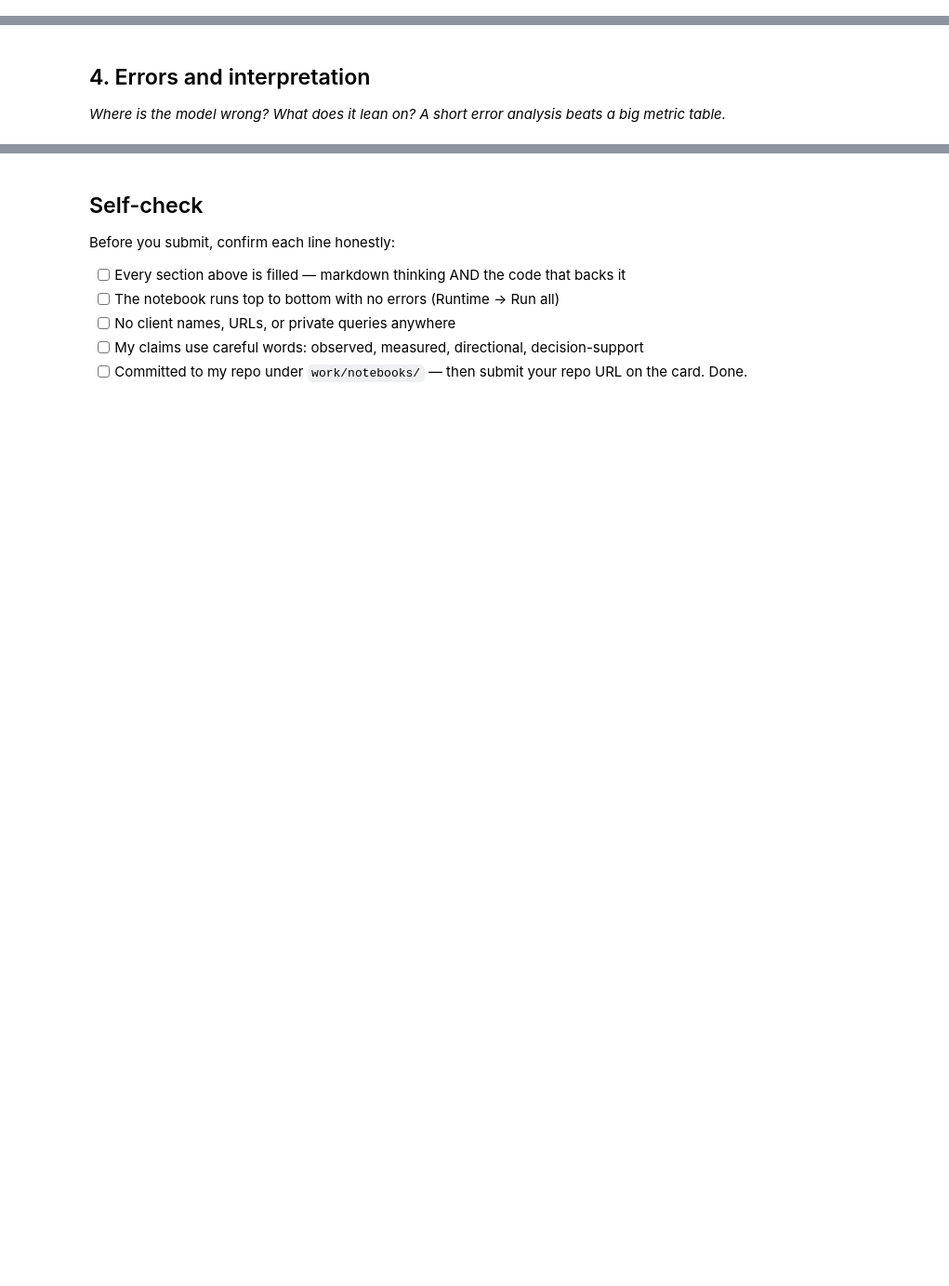
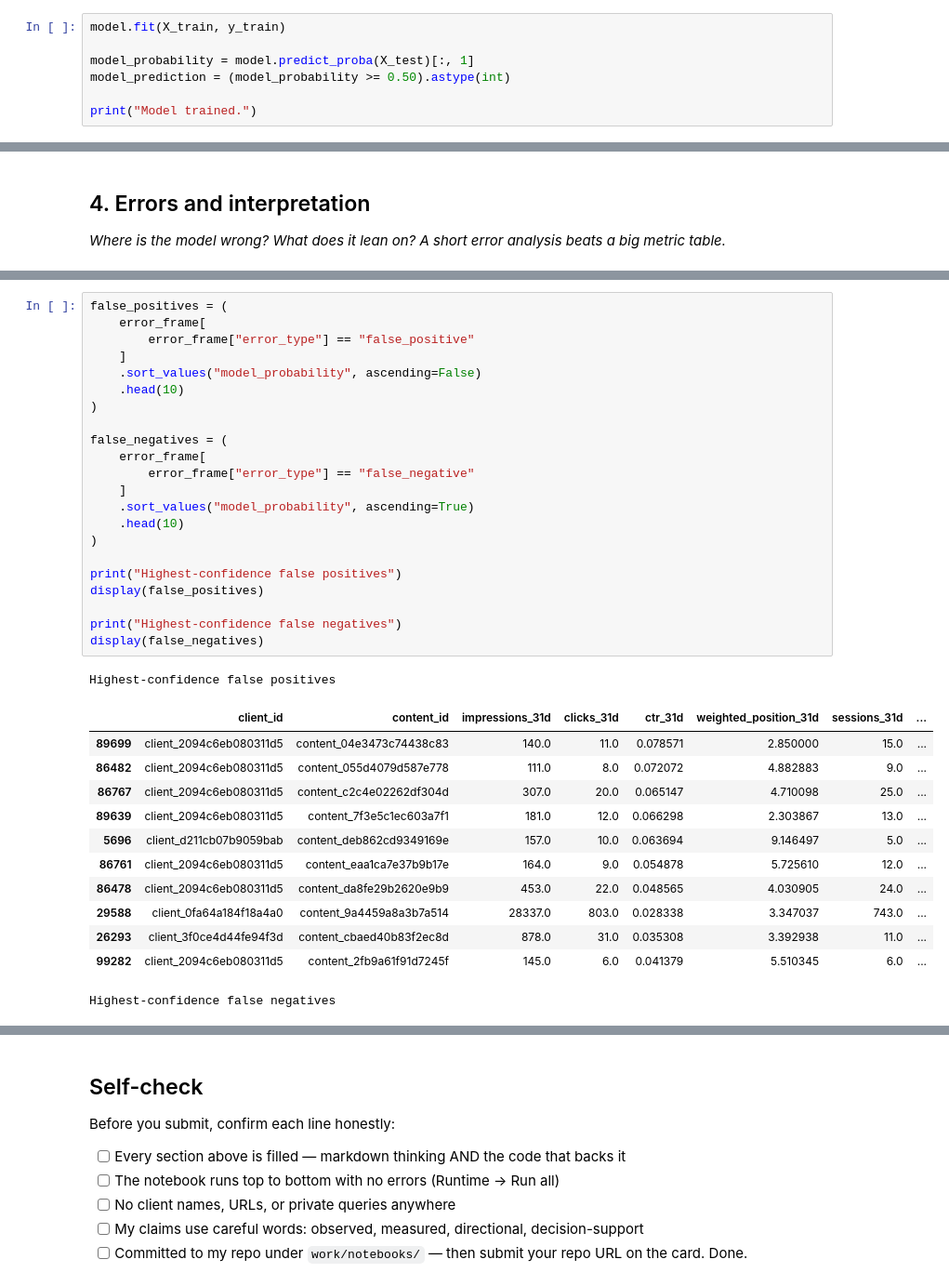
Before and after one commit to Mohidraheel/Machine-Learning-Practice, a Jupyter notebook: work/notebooks/w05_model.ipynb, the cells around one changed output, grey strips where cells are left out. Shown at 93% size. Cells and saved outputs as stored; diff of their text form; blank space fills up the shorter version.

```diff
--- a/work/notebooks/w05_model.ipynb
+++ b/work/notebooks/w05_model.ipynb
@@ -282,0 +512,7 @@ The label is `1` when April clicks are at least 10% below March clicks. Pages wi
+# %%
+model.fit(X_train, y_train)
+
+model_probability = model.predict_proba(X_test)[:, 1]
+model_prediction = (model_probability >= 0.50).astype(int)
+
+print("Model trained.")
@@ -286,0 +820,36 @@ The label is `1` when April clicks are at least 10% below March clicks. Pages wi
+# %%
+false_positives = (
+    error_frame[
+        error_frame["error_type"] == "false_positive"
+    ]
+    .sort_values("model_probability", ascending=False)
+    .head(10)
+)
+
+false_negatives = (
+    error_frame[
+        error_frame["error_type"] == "false_negative"
+    ]
+    .sort_values("model_probability", ascending=True)
+    .head(10)
+)
+
+print("Highest-confidence false positives")
+display(false_positives)
+
+print("Highest-confidence false negatives")
+display(false_negatives)
+# %% [output]
+Highest-confidence false positives
+|  | client_id | content_id | impressions_31d | clicks_31d | ctr_31d | weighted_position_31d | sessions_31d | ... |
+| 89699 | client_2094c6eb080311d5 | content_04e3473c74438c83 | 140.0 | 11.0 | 0.078571 | 2.850000 | 15.0 | ... |
+| 86482 | client_2094c6eb080311d5 | content_055d4079d587e778 | 111.0 | 8.0 | 0.072072 | 4.882883 | 9.0 | ... |
+| 86767 | client_2094c6eb080311d5 | content_c2c4e02262df304d | 307.0 | 20.0 | 0.065147 | 4.710098 | 25.0 | ... |
+| 89639 | client_2094c6eb080311d5 | content_7f3e5c1ec603a7f1 | 181.0 | 12.0 | 0.066298 | 2.303867 | 13.0 | ... |
+| 5696 | client_d211cb07b9059bab | content_deb862cd9349169e | 157.0 | 10.0 | 0.063694 | 9.146497 | 5.0 | ... |
+| 86761 | client_2094c6eb080311d5 | content_eaa1ca7e37b9b17e | 164.0 | 9.0 | 0.054878 | 5.725610 | 12.0 | ... |
+| 86478 | client_2094c6eb080311d5 | content_da8fe29b2620e9b9 | 453.0 | 22.0 | 0.048565 | 4.030905 | 24.0 | ... |
+| 29588 | client_0fa64a184f18a4a0 | content_9a4459a8a3b7a514 | 28337.0 | 803.0 | 0.028338 | 3.347037 | 743.0 | ... |
+| 26293 | client_3f0ce4d44fe94f3d | content_cbaed40b83f2ec8d | 878.0 | 31.0 | 0.035308 | 3.392938 | 11.0 | ... |
+| 99282 | client_2094c6eb080311d5 | content_2fb9a61f91d7245f | 145.0 | 6.0 | 0.041379 | 5.510345 | 6.0 | ... |
+Highest-confidence false negatives
```
Also changed, not shown: parts of 20 cells of this notebook.
